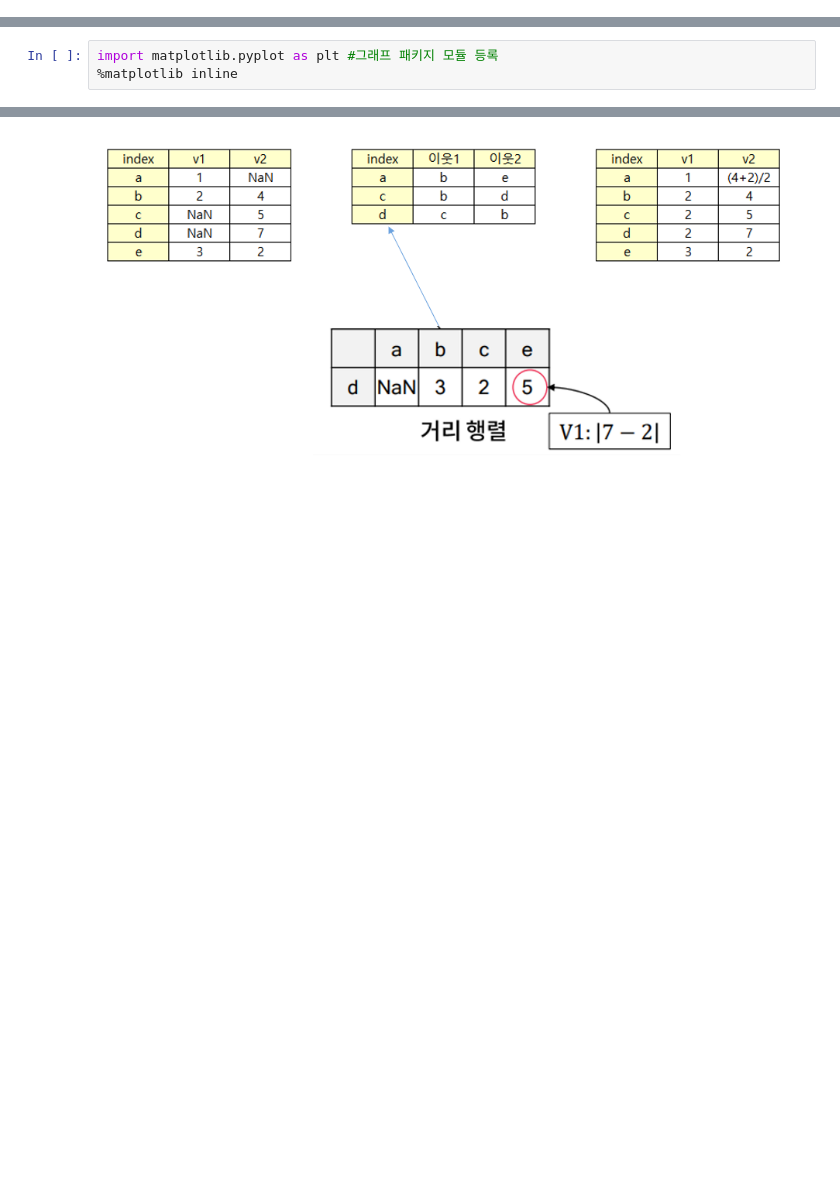
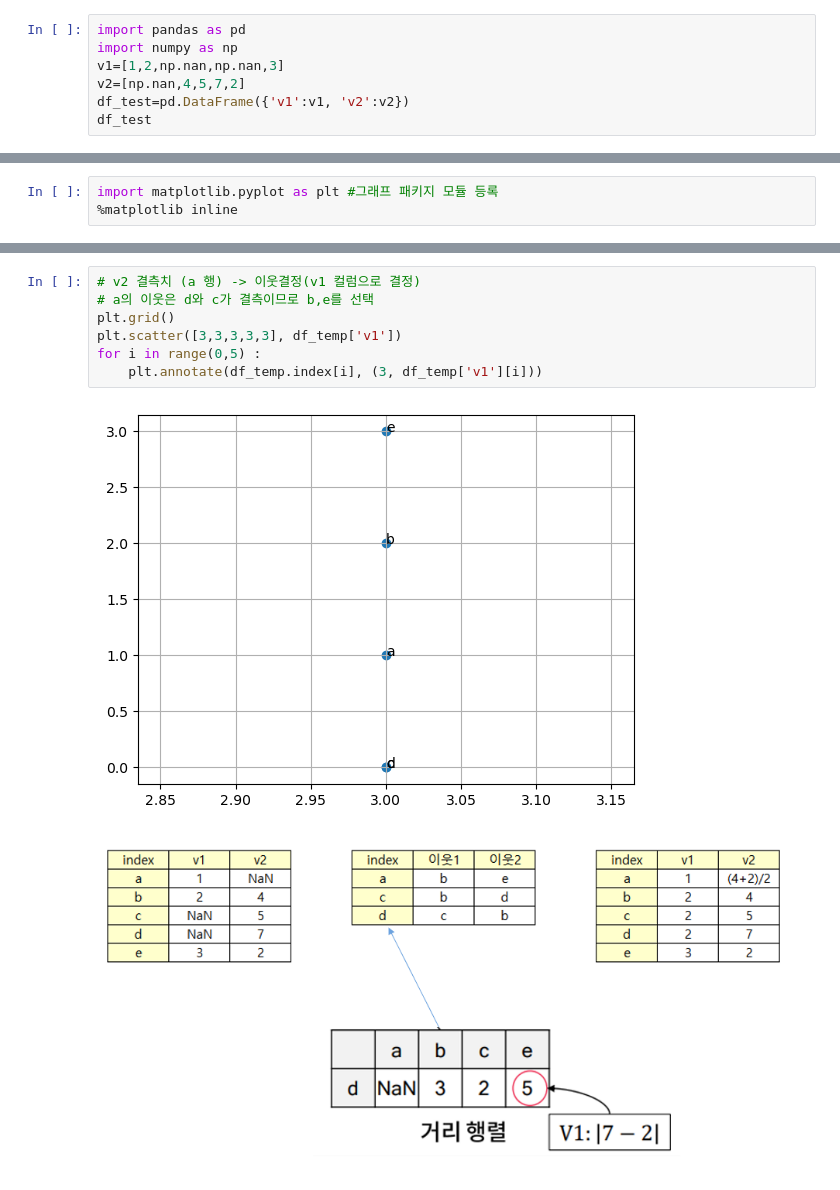
Before and after one commit to junhokim42/Python_study, a Jupyter notebook: Bigdata_training/Bigdata_analysis/day7/머신러닝 필수 전처리/06_ 결측치 예측 모델 활용.ipynb, the cells around one changed output, grey strips where cells are left out. Drawn from its saved outputs; the diff is of its cells as text; blank space fills up the shorter version.

```diff
--- a/Bigdata_training/Bigdata_analysis/day7/머신러닝 필수 전처리/06_ 결측치 예측 모델 활용.ipynb
+++ b/Bigdata_training/Bigdata_analysis/day7/머신러닝 필수 전처리/06_ 결측치 예측 모델 활용.ipynb
@@ -19,3 +19,10 @@
     - 결측치를 대체할 값은 결측이 있는 컬럼을 사용
 - 주요 파라미터 : n_neightobrs -> 이웃의 범위수(보통 5를 사용함)
 ![image-2.png](attachment:image-2.png)
+# %%
+import pandas as pd
+import numpy as np
+v1=[1,2,np.nan,np.nan,3]
+v2=[np.nan,4,5,7,2]
+df_test=pd.DataFrame({'v1':v1, 'v2':v2})
+df_test
@@ -25,2 +71,11 @@ import matplotlib.pyplot as plt #그래프 패키지 모듈 등록
+# %%
+# v2 결측치 (a 행) -> 이웃결정(v1 컬럼으로 결정)
+# a의 이웃은 d와 c가 결측이므로 b,e를 선택
+plt.grid()
+plt.scatter([3,3,3,3,3], df_temp['v1'])
+for i in range(0,5) :
+    plt.annotate(df_temp.index[i], (3, df_temp['v1'][i]))
+# %% [output]
+[figure, added]
 # %% [markdown]
 ![image.png](attachment:image.png)
```
Also changed, not shown: parts of 20 cells of this notebook, 10 other files.
